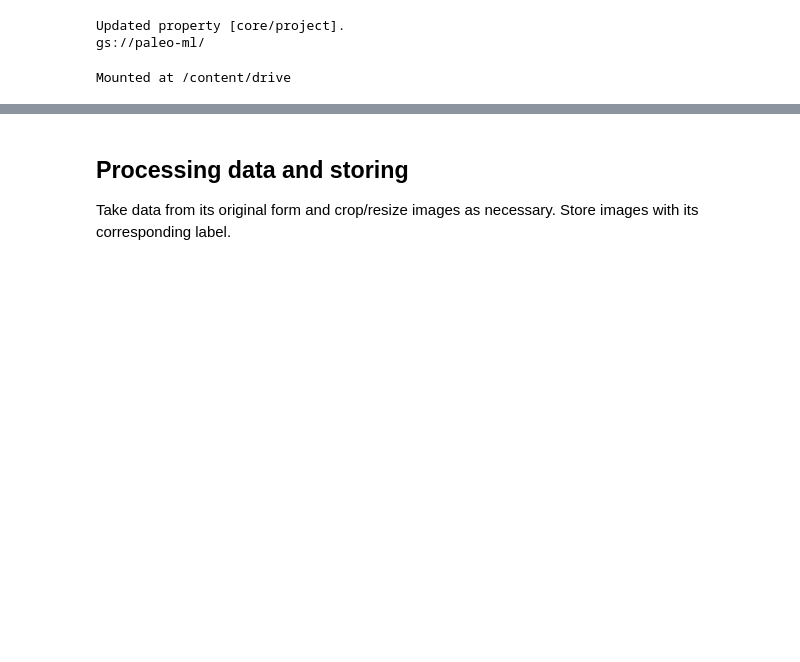
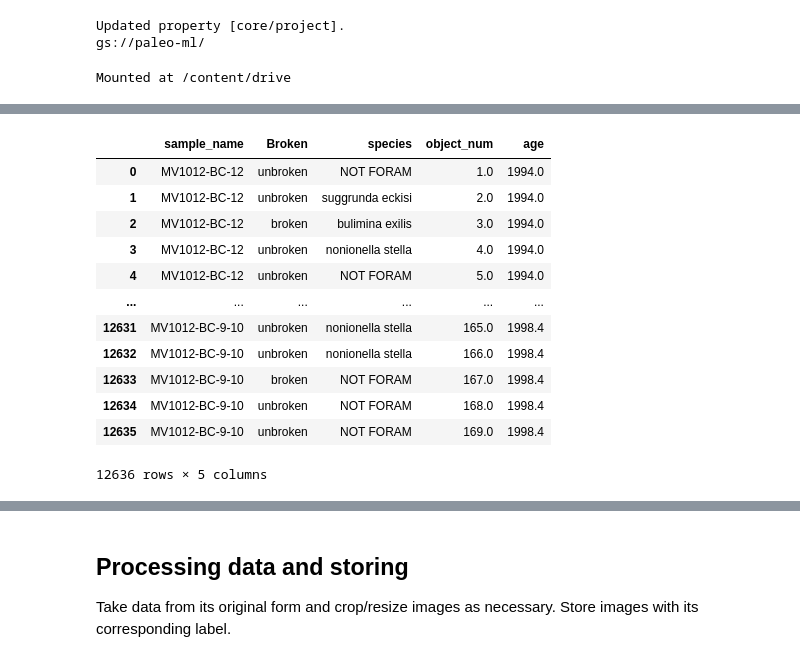
Before and after one commit to BryanZWu/finnegan-paleo-ml, a Jupyter notebook: Code/Paleo-ML-data-processing.ipynb, the cells around one changed output, grey strips where cells are left out. Cells and saved outputs as stored; diff of their text form; code cells hidden in the pictures; blank space fills up the shorter version.

```diff
--- a/Code/Paleo-ML-data-processing.ipynb
+++ b/Code/Paleo-ML-data-processing.ipynb
@@ -79,6 +85,23 @@ dir_val_data = f'{dir_processed_data}/val'
 dir_test_data = f'{dir_processed_data}/test'
 dir_debug_processed_data = '/content/training_data_debug'
 dir_labels_csv = f'{dir_base}/Final_Diversity_CSVs/ML_master2.csv'
+# %%
+import pandas as pd
+pd.read_csv(dir_labels_csv)
+# %% [output]
+|  | sample_name | Broken | species | object_num | age |
+| 0 | MV1012-BC-12 | unbroken | NOT FORAM | 1.0 | 1994.0 |
+| 1 | MV1012-BC-12 | unbroken | suggrunda eckisi | 2.0 | 1994.0 |
+| 2 | MV1012-BC-12 | broken | bulimina exilis | 3.0 | 1994.0 |
+| 3 | MV1012-BC-12 | unbroken | nonionella stella | 4.0 | 1994.0 |
+| 4 | MV1012-BC-12 | unbroken | NOT FORAM | 5.0 | 1994.0 |
+| ... | ... | ... | ... | ... | ... |
+| 12631 | MV1012-BC-9-10 | unbroken | nonionella stella | 165.0 | 1998.4 |
+| 12632 | MV1012-BC-9-10 | unbroken | nonionella stella | 166.0 | 1998.4 |
+| 12633 | MV1012-BC-9-10 | broken | NOT FORAM | 167.0 | 1998.4 |
+| 12634 | MV1012-BC-9-10 | unbroken | NOT FORAM | 168.0 | 1998.4 |
+| 12635 | MV1012-BC-9-10 | unbroken | NOT FORAM | 169.0 | 1998.4 |
+12636 rows × 5 columns
 # %%
 os.chdir(dir_code)
 #@title import local project files
```
Also changed, not shown: parts of 8 cells of this notebook, 4 other files.
